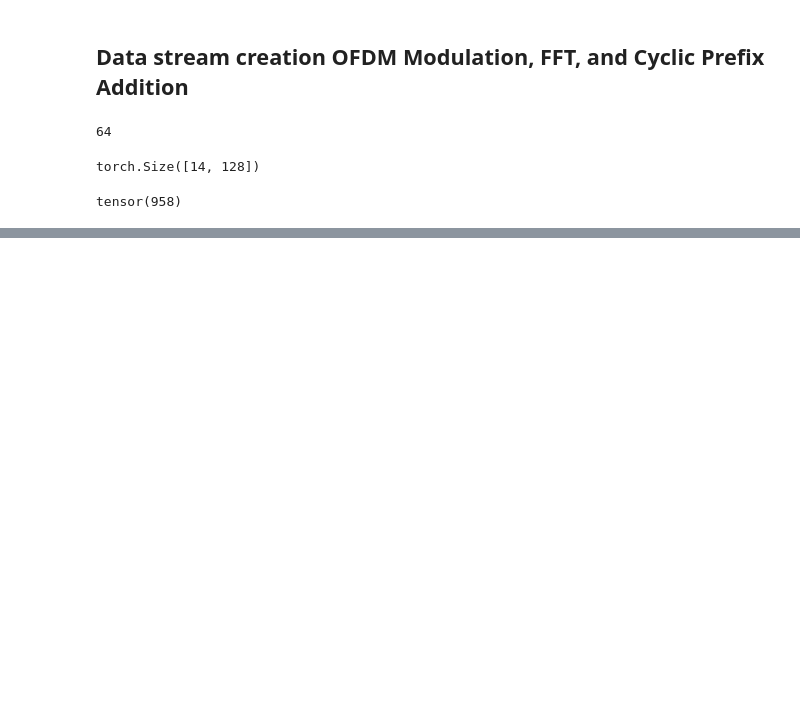
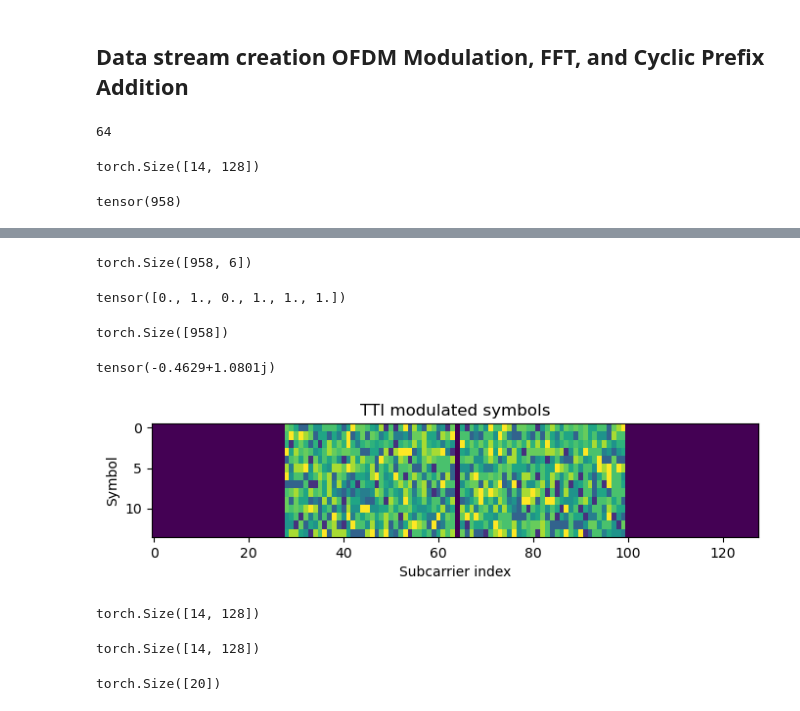
Before and after one commit to lkk688/AIsensing, a Jupyter notebook: sdrpysim/ofdmsim_pytorch.ipynb, the cells around one changed output, grey strips where cells are left out. Saved outputs shown, nothing was run; the diff lists cells and outputs as text; code cells hidden in the pictures; blank space fills up the shorter version.

```diff
--- a/sdrpysim/ofdmsim_pytorch.ipynb
+++ b/sdrpysim/ofdmsim_pytorch.ipynb
@@ -320,3 +324,51 @@ def create_PDSCH_data(TTI_mask, Qm, mapping_table, power=1.):
     return bits, symbs
 # %%
 pdsch_bits, pdsch_symbols = create_PDSCH_data(TTI_mask_RE, Qm, mapping_table_Qm, power=PDSCH_power) # create PDSCH da
+# %%
+pdsch_bits.shape
+# %% [output]
+torch.Size([958, 6])
+# %%
+pdsch_bits[0] #6 bit
+# %% [output]
+tensor([0., 1., 0., 1., 1., 1.])
+# %%
+pdsch_symbols.shape #complex symbol
+# %% [output]
+torch.Size([958])
+# %%
+pdsch_symbols[0]
+# %% [output]
+tensor(-0.4629+1.0801j)
+# %%
+#TTI_mask: [14, 128]
+#pilot_set/pilot_symbols: 36 complex symbols
+#pdsch_symbols 958 symbols
+def RE_mapping(TTI_mask, pilot_set, pdsch_symbols, plotTTI=False):
+
+    # Create a zero tensor for the overall F (72) subcarriers * S symbols (S = 14 Number of symbols)
+    TTI = torch.zeros(TTI_mask.shape, dtype=torch.complex64) #14,128
+
+    # Allocate the payload and pilot
+    TTI[TTI_mask==1] = pdsch_symbols.clone().detach()
+    TTI[TTI_mask==2] = pilot_set.clone().detach()
+    # Plotting the TTI modulated symbols
+    if plotTTI:
+        plt.figure(figsize=(8, 1.5))
+        plt.imshow(torch.abs(TTI).numpy(), aspect='auto')  # Convert tensor to NumPy array for plotting
+        plt.title('TTI modulated symbols')
+        plt.xlabel('Subcarrier index')
+        plt.ylabel('Symbol')
+        if save_plots:
+            plt.savefig('TTImod.png')
+        plt.show()
+
+    return TTI
+# %%
+Modulated_TTI = RE_mapping(TTI_mask_RE, pilot_symbols, pdsch_symbols, plotTTI=True) # map the PDSCH and pilot symbols to the TTI
+# %% [output]
+[figure, added]
+# %%
+Modulated_TTI.shape
+# %% [output]
+torch.Size([14, 128])
@@ -322,0 +380,9 @@ pdsch_bits, pdsch_symbols = create_PDSCH_data(TTI_mask_RE, Qm, mapping_table_Qm,
+# %%
+TD_TTI_IQ.shape
+# %% [output]
+torch.Size([14, 128])
+# %%
+testiq=TD_TTI_IQ[0, -20:]
+testiq.shape
+# %% [output]
+torch.Size([20])
```
Also changed, not shown: parts of 84 cells of this notebook.
